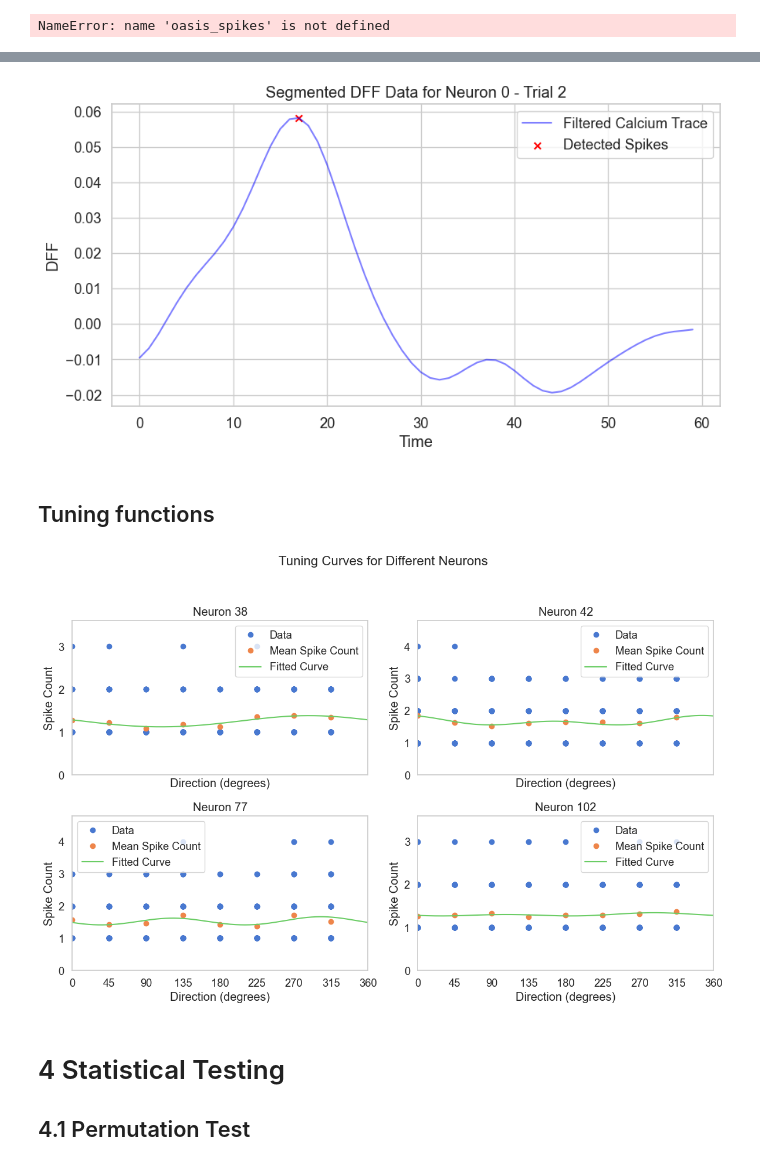
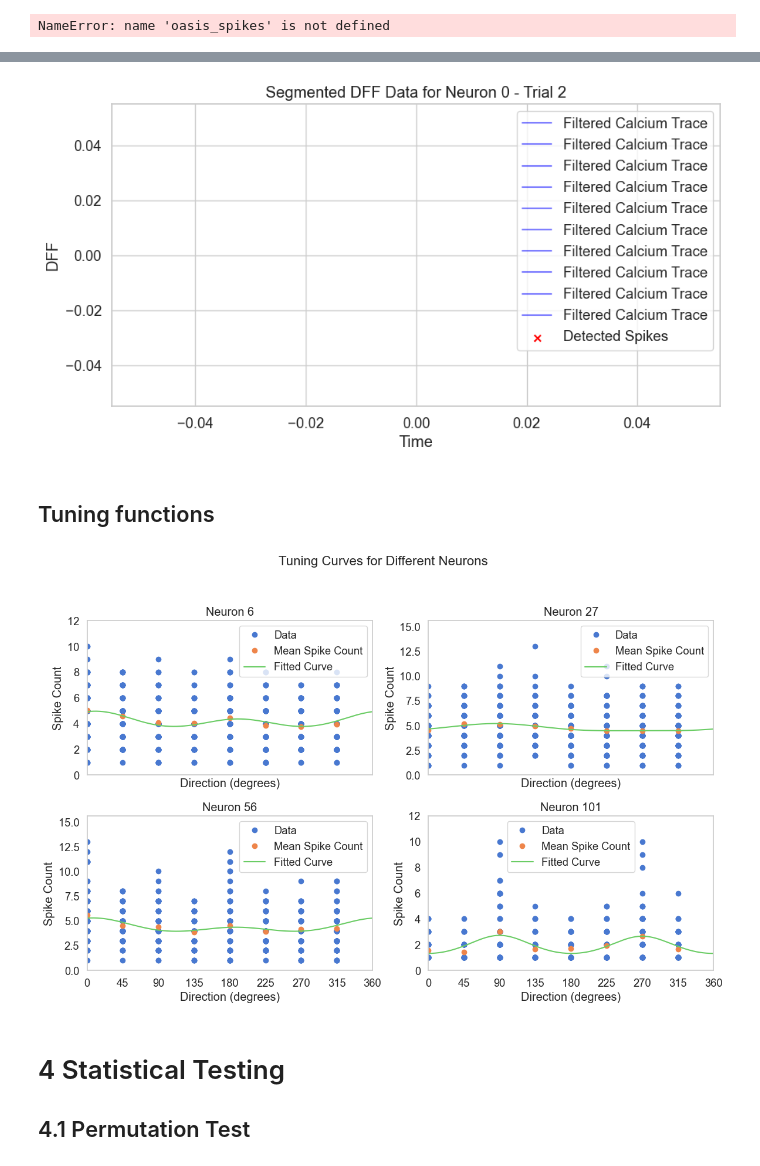
Before and after one commit to SaschaLeander/NeuralDataScience, a Jupyter notebook: FinalProject/practical01.ipynb, the cells around one changed output, grey strips where cells are left out. Cells and saved outputs as stored; diff of their text form; code cells hidden in the pictures.

```diff
--- a/FinalProject/practical01.ipynb
+++ b/FinalProject/practical01.ipynb
@@ -521,5 +542,7 @@ filtered_dff_df, spike_times, thresholds = detect_spikes(
 )
 # %%
 filtered_dff_df  # total number of spikes detected
+spike_df = filtered_dff_df[filtered_dff_df["Spike"] == 1]
+spike_df  # dataframe with spikes
 # %% [output]
 |  | Neuron | Trial | Epoch | FrameIdx | Frequency | BlankSweep | Dir | relTime | FilteredDFF | Spike |
@@ -557,0 +561,4 @@ filtered_dff_df
+# %%
+# filter raw time series
+filtered_dff = butterworth_filter(data["dff"], cutoff=cut_off, fs=fs)
+filtered_dff
@@ -622,0 +635,5 @@ Number of neurons: 106
+# %%
+list_input = np.array(
+    filtered_dff_df[filtered_dff_df["Neuron"] == 1]["FilteredDFF"].values
+)
+list_input
@@ -622,0 +643,2 @@ Number of neurons: 106
+# %%
+n, C = run_oopsi_single(list_input, dt=dt)
@@ -968,31 +995,34 @@ plotRaster(
 # %%
 neuron_idx = 0  # index of the neuron to plot
 trial_idx = 2  # index of the trial to plot
 # plot the segmented data for the first stimulus epoch
+stims = data["stim_table"]
 start, end = stims.iloc[trial_idx]["start"], stims.iloc[trial_idx]["end"]
-filtered_segmented_data = filtered_dff_all[neuron_idx][int(start) : int(end)]
+filtered_segmented_data = filtered_dff_df[filtered_dff_df["Neuron"] == neuron_idx][
+    int(start) : int(end)
+]
 plt.figure(figsize=(10, 5))
 plt.plot(
     filtered_segmented_data, label=f"Filtered Calcium Trace", color="blue", alpha=0.5
 )
 plt.scatter(
     spike_df[(spike_df["Neuron"] == neuron_idx) & (spike_df["Trial"] == trial_idx)][
         "relTime"
     ],
     spike_df[(spike_df["Neuron"] == neuron_idx) & (spike_df["Trial"] == trial_idx)][
-        "DFF"
+        "FilteredDFF"
     ],
     color="red",
     label="Detected Spikes",
     marker="x",
 )
 plt.title(f"Segmented DFF Data for Neuron {neuron_idx} - Trial {trial_idx}")
 plt.xlabel("Time")
 plt.ylabel("DFF")
 plt.legend()
 plt.show()
 # %% [output]
-[figure, old version]
+[figure, new version]
 # %% [markdown]
 ## Tuning functions
 # %%
@@ -1097,7 +1127,7 @@ def get_data(neurons_df, neuron):
 
 
 # List of neurons to plot
-neurons = [38, 42, 77, 102]  # Example neuron indices, adjust as needed
+neurons = [6, 27, 56, 101]  # Example neuron indices, adjust as needed
 
 fig, axes = plt.subplots(len(neurons) // 2, 2, figsize=(12, 8), sharex=True)
 fig.suptitle("Tuning Curves for Different Neurons", fontsize=16)
@@ -1137,7 +1167,7 @@ for i, neuron in enumerate(neurons):
 plt.tight_layout(rect=[0, 0, 1, 0.95])
 plt.show()
 # %% [output]
-[figure, old version]
+[figure, new version]
 # %% [markdown]
 # 4 Statistical Testing
 ## 4.1 Permutation Test
```
Also changed, not shown: parts of 21 cells of this notebook.
